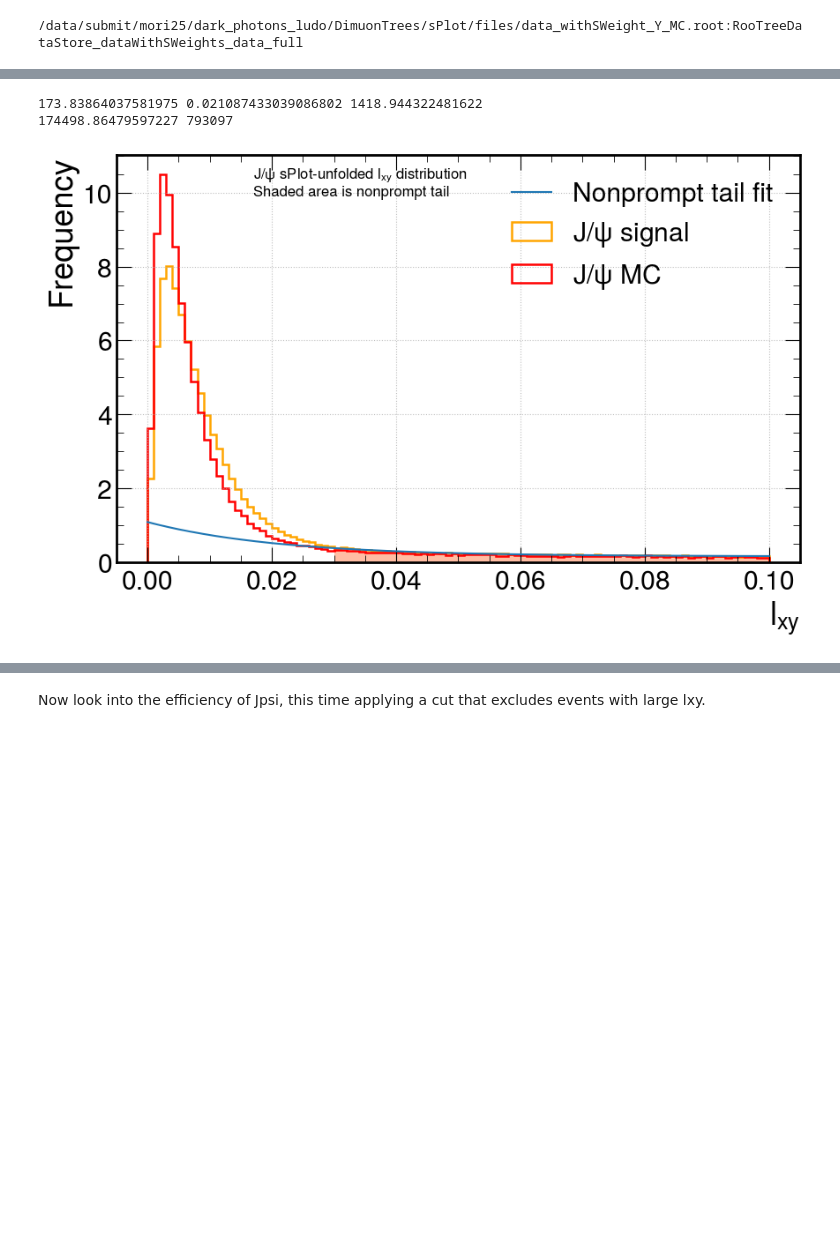
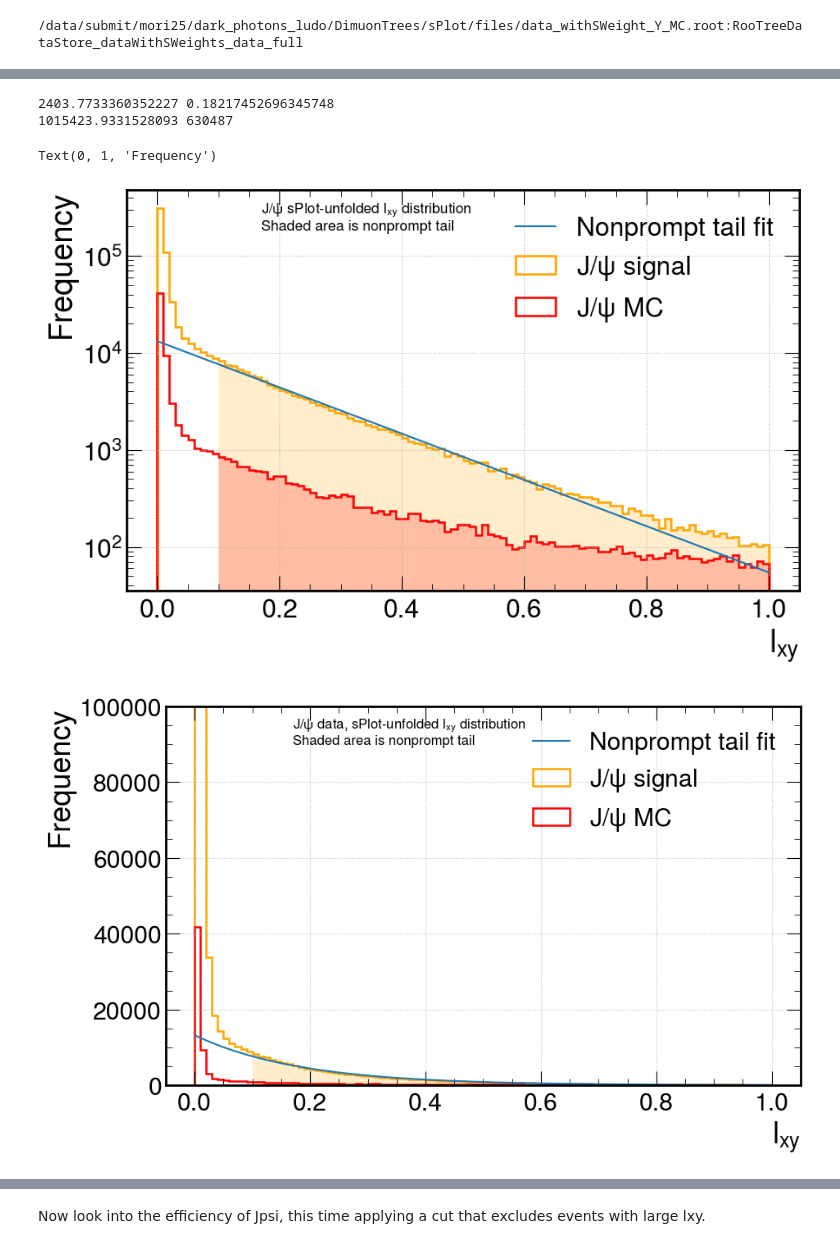
Before and after one commit to ludomori99/Darkphotons_Run3, a Jupyter notebook: notebooks/estimate_BDT_sys.ipynb, the cells around one changed output, grey strips where cells are left out. Saved outputs shown, nothing was run; the diff lists cells and outputs as text; code cells hidden in the pictures; blank space fills up the shorter version.

Commit message:
prompt Jpsi extraction and misc

```diff
--- a/notebooks/estimate_BDT_sys.ipynb
+++ b/notebooks/estimate_BDT_sys.ipynb
@@ -26,14 +26,14 @@ def load_analysis_config():
 
 config = load_analysis_config()
 
-fYMC = up.open(os.path.join(config["locations"]["sPlot"], "files/data_withSWeight_Y_MC.root:RooTreeDataStore_dataWithSWeights_data_full")).arrays()
-fYData = up.open(os.path.join(config["locations"]["sPlot"], "files/data_withSWeight_Y_data.root:RooTreeDataStore_dataWithSWeights_data_full")).arrays()
+fYMC = up.open(os.path.join(config["locations"]["sPlot"], "files/data_withSWeight_Y_MC1M.root:RooTreeDataStore_dataWithSWeights_data_full")).arrays()
+fYData = up.open(os.path.join(config["locations"]["sPlot"], "files/data_withSWeight_Y_data1M.root:RooTreeDataStore_dataWithSWeights_data_full")).arrays()
 
 fYMC = fYMC[abs(fYMC["Mm_kin_eta"])<6]
 fYData = fYData[abs(fYData["Mm_kin_eta"])<6]
 
-fJpsiMC = up.open(os.path.join(config["locations"]["sPlot"], "files/data_withSWeight_Jpsi_MC.root:RooTreeDataStore_dataWithSWeights_data_full")).arrays()
-fJpsiData = up.open(os.path.join(config["locations"]["sPlot"], "files/data_withSWeight_Jpsi_data.root:RooTreeDataStore_dataWithSWeights_data_full")).arrays()
+fJpsiMC = up.open(os.path.join(config["locations"]["sPlot"], "files/data_withSWeight_Jpsi_MC1M.root:RooTreeDataStore_dataWithSWeights_data_full")).arrays()
+fJpsiData = up.open(os.path.join(config["locations"]["sPlot"], "files/data_withSWeight_Jpsi_data1M.root:RooTreeDataStore_dataWithSWeights_data_full")).arrays()
 # %%
 print(os.path.join(config["locations"]["sPlot"], "files/data_withSWeight_Y_MC.root:RooTreeDataStore_dataWithSWeights_data_full"))
 # %% [output]
@@ -299,12 +299,12 @@ Text(0, 1, 'Normalized frequency')
 """
 Look at lxy distribution; fit nonprompt tail with exp + const and extrapolate corrections to prompt part
 """
-lxy_range=(0,0.1)
-mask_range = 0.03, lxy_range[1]
+lxy_range=(0,1)
+mask_range = 0.1, lxy_range[1]
 dx = (lxy_range[1]-lxy_range[0])/nbins
 
-def nonPrompt_tail(x,N,b,c):
-   return  N*expon.pdf(x,0.0,b) + c
+def nonPrompt_tail(x,N,b):
+   return  N*expon.pdf(x,0,b)
 
 ##Failed attempt with ExtendedUNLL
 # costMethod = ExtendedUnbinnedNLL
@@ -314,45 +314,67 @@ def nonPrompt_tail(x,N,b,c):
 costMethod = LeastSquares
 n,xe = np.histogram(ak.to_numpy(fJpsiData["Mm_kin_lxy"]), nbins, lxy_range, weights = ak.to_numpy(fJpsiData["sigYield_sw"]))
 x = 0.5*(xe[1:] + xe[:-1])
+dx = xe[1]-xe[0]
 mask = (x > mask_range[0]) & (x < mask_range[1])
-cf_data = costMethod(x[mask], n[mask], n[mask]**0.5, nonPrompt_tail)
+cf_data = costMethod(x[mask],n[mask], n[mask]**0.5, nonPrompt_tail)
 
-ivData = len(fJpsiData["Mm_kin_lxy"]),  0.4, 1
+ivData = len(fJpsiData["Mm_kin_lxy"]),  0.4
 mData = Minuit(cf_data,*ivData)
-mData.limits = [(0,len(fJpsiData["Mm_kin_lxy"])), (0,1),(0,len(fJpsiData["Mm_kin_lxy"]))]
+
+mData.limits = [(0,len(fJpsiData["Mm_kin_lxy"])), (0,1)]
 mData.migrad()
 mData.hesse()
 print(*mData.values)
 
+# p = np.polyfit(x[mask],np.log(n[mask]),1)
+
 fig, ax = plt.subplots(figsize=(10,6))
+# ax.hist(fJpsiData["Mm_kin_lxy"], nbins)
+x = np.linspace(*lxy_range, 1000)
+ax.plot(x,nonPrompt_tail(x,*mData.values), label = "Nonprompt tail fit")
+# ax.plot(x,np.exp(np.polyval(p, x))/JpsiDataTotalYield*nbins, label = "Nonprompt tail fit 2")
 
-x = np.linspace(*lxy_range, 1000)
-ax.plot(x,nonPrompt_tail(x,*mData.values)/JpsidataTotalYield*nbins, label = "Nonprompt tail fit")
-
-ax.hist(fJpsiData["Mm_kin_lxy"], nbins, lxy_range,  False, weights = fJpsiData["sigYield_sw"]/JpsidataTotalYield*nbins, label="$J/\psi$ signal", color = "orange", zorder=0, histtype='step', linewidth = 1.8)
-ax.hist(fJpsiData["Mm_kin_lxy"], nbins, lxy_range,  False, weights = fJpsiData["sigYield_sw"]*(fJpsiData["Mm_kin_lxy"]>mask_range[0])/JpsidataTotalYield*nbins, color = "orange", zorder=0, histtype='bar', linewidth = 1.8, alpha = .2)
-ax.hist(fJpsiMC["Mm_kin_lxy"], nbins, lxy_range,  False, weights =  fJpsiMC["sigYield_sw"]/JpsiMCTotalYield*nbins, label="$J/\psi$ MC", color = "red", zorder=0, histtype='step', linewidth = 1.8)
-ax.hist(fJpsiMC["Mm_kin_lxy"], nbins, lxy_range,  False, weights =  fJpsiMC["sigYield_sw"]*(fJpsiMC["Mm_kin_lxy"]>mask_range[0])/JpsiMCTotalYield*nbins,  color = "red", zorder=0, histtype='bar', linewidth = 1.8 , alpha=.2)
+ax.hist(fJpsiData["Mm_kin_lxy"], nbins, lxy_range,  False, weights = fJpsiData["sigYield_sw"], label="$J/\psi$ signal", color = "orange", zorder=0, histtype='step', linewidth = 1.8)
+ax.hist(fJpsiData["Mm_kin_lxy"], nbins, lxy_range,  False, weights = fJpsiData["sigYield_sw"]*(fJpsiData["Mm_kin_lxy"]>mask_range[0]), color = "orange", zorder=0, histtype='bar', linewidth = 1.8, alpha = .2)
+ax.hist(fJpsiMC["Mm_kin_lxy"], nbins, lxy_range,  False, weights =  fJpsiMC["sigYield_sw"], label="$J/\psi$ MC", color = "red", zorder=0, histtype='step', linewidth = 1.8)
+ax.hist(fJpsiMC["Mm_kin_lxy"], nbins, lxy_range,  False, weights =  fJpsiMC["sigYield_sw"]*(fJpsiMC["Mm_kin_lxy"]>mask_range[0]),  color = "red", zorder=0, histtype='bar', linewidth = 1.8 , alpha=.2)
 # ax.hist(fYData["Mm_kin_lxy"], nbins, lxy_range,  True, weights = fYData["sigYield_sw"], label="Y signal", color = "blue", zorder=0, histtype='step', linewidth = 1.8)
-
 ax.text(0.2,0.9, f"J/$\psi$ sPlot-unfolded $l_{{xy}}$ distribution \nShaded area is nonprompt tail", fontsize = 12, transform=ax.transAxes)
-
 ax.grid()
 ax.legend()
 ax.set_xlabel("$l_{xy}$")
 # ax.set_ylim(0,20000)
 ax.set_ylabel("Frequency")
+plt.yscale('log')
 
 import scipy
 Nonprompt_in_prompt,_ = scipy.integrate.quad(lambda x: nonPrompt_tail(x,*mData.values), 0, mask_range[0])
 print(Nonprompt_in_prompt*1000,np.sum(fJpsiData["Mm_kin_lxy"] < mask_range[0]))
 
 # histS,edges = np.histogram(sigJ[(sigJ["Mm_mass"]>mjpsi-window) & (sigJ["Mm_mass"]<mjpsi+window)]["Mm_kin_eta"],20, range=(-2.3,2.3),density=True)
 # histMC,_ = np.histogram(dataMCJ["Mm_kin_eta"],20, range=(-2.3,2.3),density=True)
 # weight_hist = histS/histMC
 # corrections = weight_hist[np.digitize(dataMCJ["Mm_kin_eta"], edges) - 1]
 # pred_MCJ = dataMCJ["vtx_BDT_forest"]
+
+fig, ax = plt.subplots(figsize=(10,6))
+x = np.linspace(*lxy_range, 1000)
+ax.plot(x,nonPrompt_tail(x,*mData.values), label = "Nonprompt tail fit")
+ax.hist(fJpsiData["Mm_kin_lxy"], nbins, lxy_range,  False, weights = fJpsiData["sigYield_sw"], label="$J/\psi$ signal", color = "orange", zorder=0, histtype='step', linewidth = 1.8)
+ax.hist(fJpsiData["Mm_kin_lxy"], nbins, lxy_range,  False, weights = fJpsiData["sigYield_sw"]*(fJpsiData["Mm_kin_lxy"]>mask_range[0]), color = "orange", zorder=0, histtype='bar', linewidth = 1.8, alpha = .2)
+ax.hist(fJpsiMC["Mm_kin_lxy"], nbins, lxy_range,  False, weights =  fJpsiMC["sigYield_sw"], label="$J/\psi$ MC", color = "red", zorder=0, histtype='step', linewidth = 1.8)
+ax.hist(fJpsiMC["Mm_kin_lxy"], nbins, lxy_range,  False, weights =  fJpsiMC["sigYield_sw"]*(fJpsiMC["Mm_kin_lxy"]>mask_range[0]),  color = "red", zorder=0, histtype='bar', linewidth = 1.8 , alpha=.2)
+ax.text(0.2,0.9, f"J/$\psi$ data, sPlot-unfolded $l_{{xy}}$ distribution \nShaded area is nonprompt tail", fontsize = 12, transform=ax.transAxes)
+ax.grid()
+ax.legend()
+# ax.set_xlim(0,0.2)
+ax.set_ylim(0,1e5)
+ax.set_xlabel("$l_{xy}$")
+# ax.set_ylim(0,20000)
+ax.set_ylabel("Frequency")
 # %% [output]
-173.83864037581975 0.021087433039086802 1418.944322481622
-174498.86479597227 793097
+2403.7733360352227 0.18217452696345748
+1015423.9331528093 630487
+Text(0, 1, 'Frequency')
-[figure, old version]
+[figure, new version]
+[figure, added]
```
Also changed, not shown: parts of 20 cells of this notebook, 1 other file.
